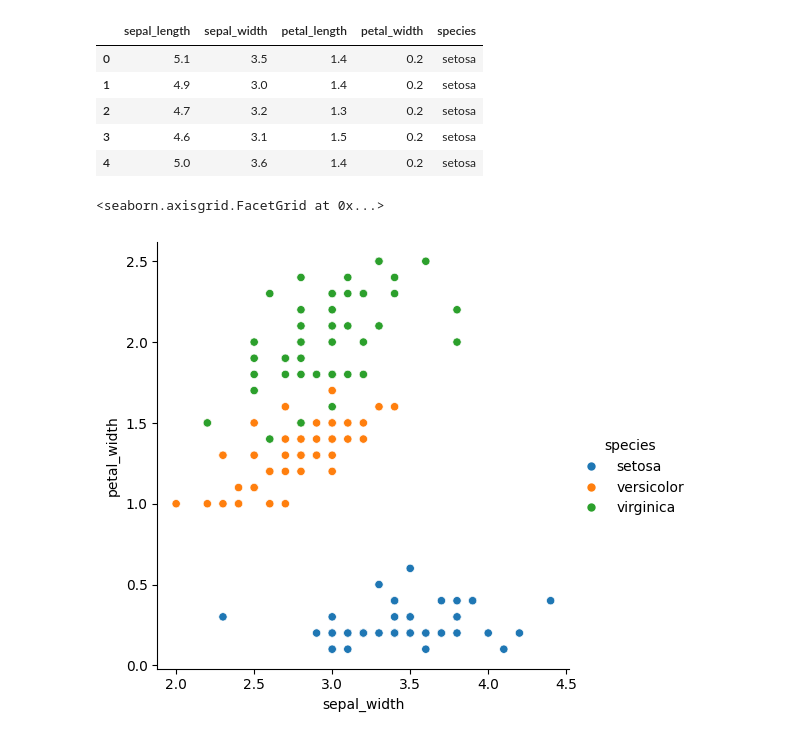
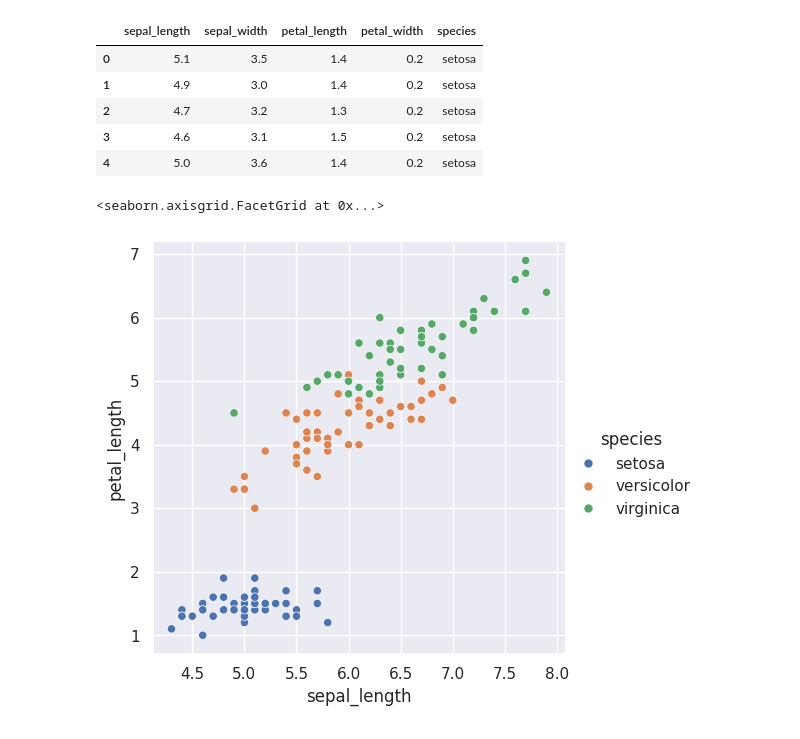
Before and after one commit to officialaryansingh/Seaborn_learning, a Jupyter notebook: Seaborn_Fundamentals.ipynb, the cells around one changed output. Drawn from its saved outputs; the diff is of its cells as text; code cells hidden in the pictures.

```diff
--- a/Seaborn_Fundamentals.ipynb
+++ b/Seaborn_Fundamentals.ipynb
@@ -42,8 +42,10 @@ iris.head()
 | 2 | 4.7 | 3.2 | 1.3 | 0.2 | setosa |
 | 3 | 4.6 | 3.1 | 1.5 | 0.2 | setosa |
 | 4 | 5.0 | 3.6 | 1.4 | 0.2 | setosa |
+# %%
+sns.set_theme(style = 'darkgrid')
 # %%
-sns.relplot(data = iris, x='sepal_width',y='petal_width',hue = 'species')
+sns.relplot(data = iris,y='petal_length', x='sepal_length',hue = 'species')
 # %% [output]
 <seaborn.axisgrid.FacetGrid at 0x...>
-[figure, old version]
+[figure, new version]
```
